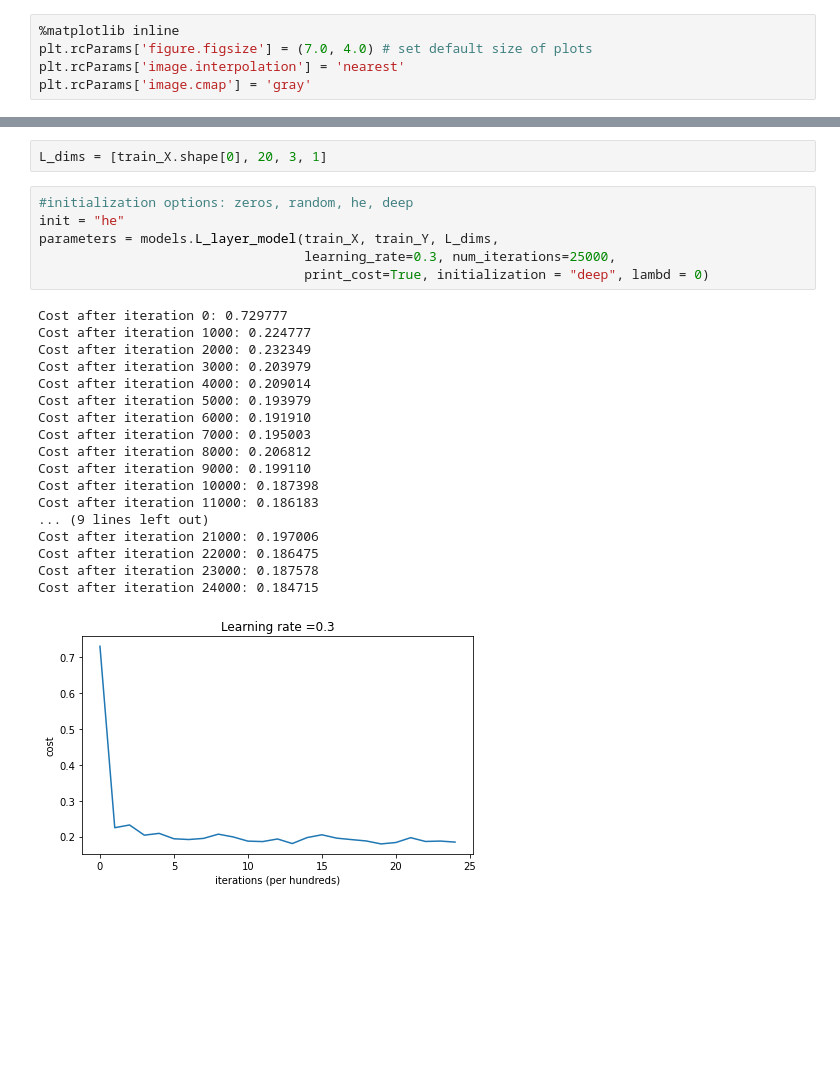
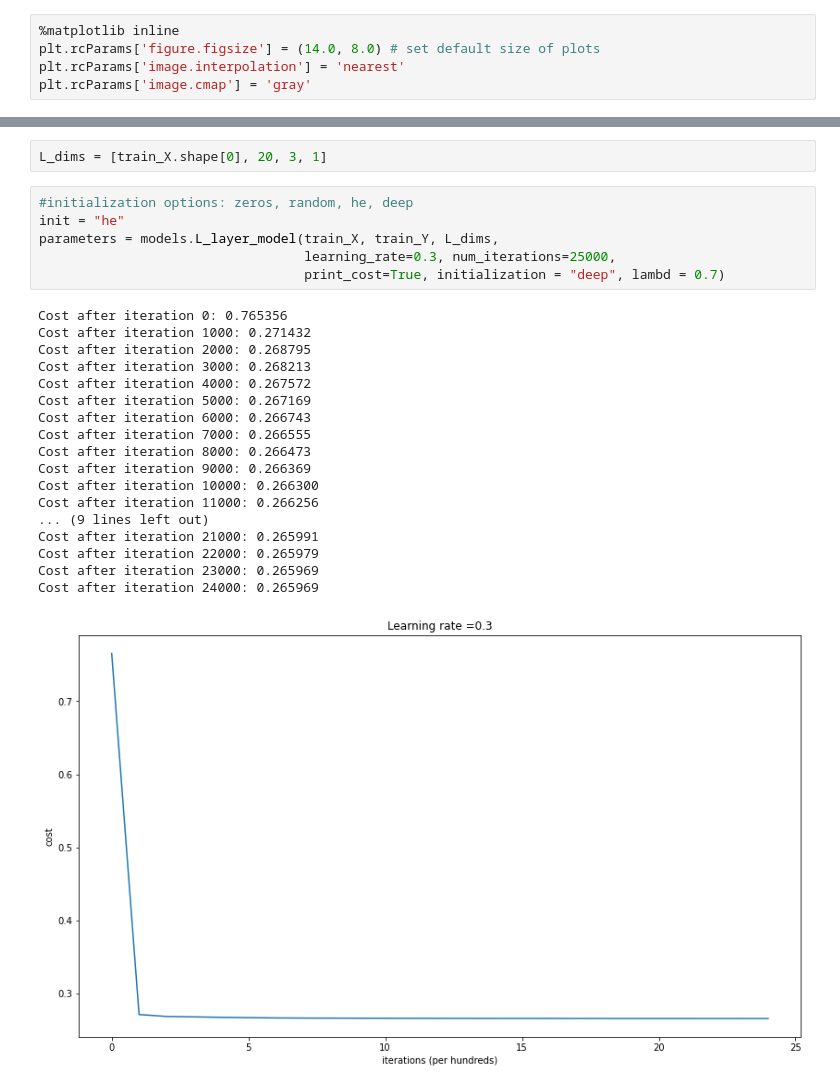
Before and after one commit to neumj/neural-network, a Jupyter notebook: notebooks/regularization.ipynb, the cells around one changed output, grey strips where cells are left out. Drawn from its saved outputs; the diff is of its cells as text; blank space fills up the shorter version.

Commit message:
lambda for l2 reg

```diff
--- a/notebooks/regularization.ipynb
+++ b/notebooks/regularization.ipynb
@@ -15,7 +15,7 @@ from deepnn import predict
 %autoreload 2
 # %%
 %matplotlib inline
-plt.rcParams['figure.figsize'] = (7.0, 4.0) # set default size of plots
+plt.rcParams['figure.figsize'] = (14.0, 8.0) # set default size of plots
 plt.rcParams['image.interpolation'] = 'nearest'
 plt.rcParams['image.cmap'] = 'gray'
 # %%
@@ -27,28 +27,28 @@ L_dims = [train_X.shape[0], 20, 3, 1]
 # %%
 #initialization options: zeros, random, he, deep
 init = "he"
 parameters = models.L_layer_model(train_X, train_Y, L_dims,
                                   learning_rate=0.3, num_iterations=25000,
-                                  print_cost=True, initialization = "deep", lambd = 0)
+                                  print_cost=True, initialization = "deep", lambd = 0.7)
 # %% [output]
-Cost after iteration 0: 0.729777
-Cost after iteration 1000: 0.224777
-Cost after iteration 2000: 0.232349
-Cost after iteration 3000: 0.203979
-Cost after iteration 4000: 0.209014
-Cost after iteration 5000: 0.193979
-Cost after iteration 6000: 0.191910
-Cost after iteration 7000: 0.195003
-Cost after iteration 8000: 0.206812
-Cost after iteration 9000: 0.199110
-Cost after iteration 10000: 0.187398
-Cost after iteration 11000: 0.186183
+Cost after iteration 0: 0.765356
+Cost after iteration 1000: 0.271432
+Cost after iteration 2000: 0.268795
+Cost after iteration 3000: 0.268213
+Cost after iteration 4000: 0.267572
+Cost after iteration 5000: 0.267169
+Cost after iteration 6000: 0.266743
+Cost after iteration 7000: 0.266555
+Cost after iteration 8000: 0.266473
+Cost after iteration 9000: 0.266369
+Cost after iteration 10000: 0.266300
+Cost after iteration 11000: 0.266256
 ... (9 lines left out)
-Cost after iteration 21000: 0.197006
-Cost after iteration 22000: 0.186475
-Cost after iteration 23000: 0.187578
-Cost after iteration 24000: 0.184715
+Cost after iteration 21000: 0.265991
+Cost after iteration 22000: 0.265979
+Cost after iteration 23000: 0.265969
+Cost after iteration 24000: 0.265969
-[figure, old version]
+[figure, new version]
 # %%
 print ("On the training set:")
 predictions_train = predict.predict(train_X, train_Y, parameters)
```
Also changed, not shown: parts of 11 cells of this notebook, 2 other files.
